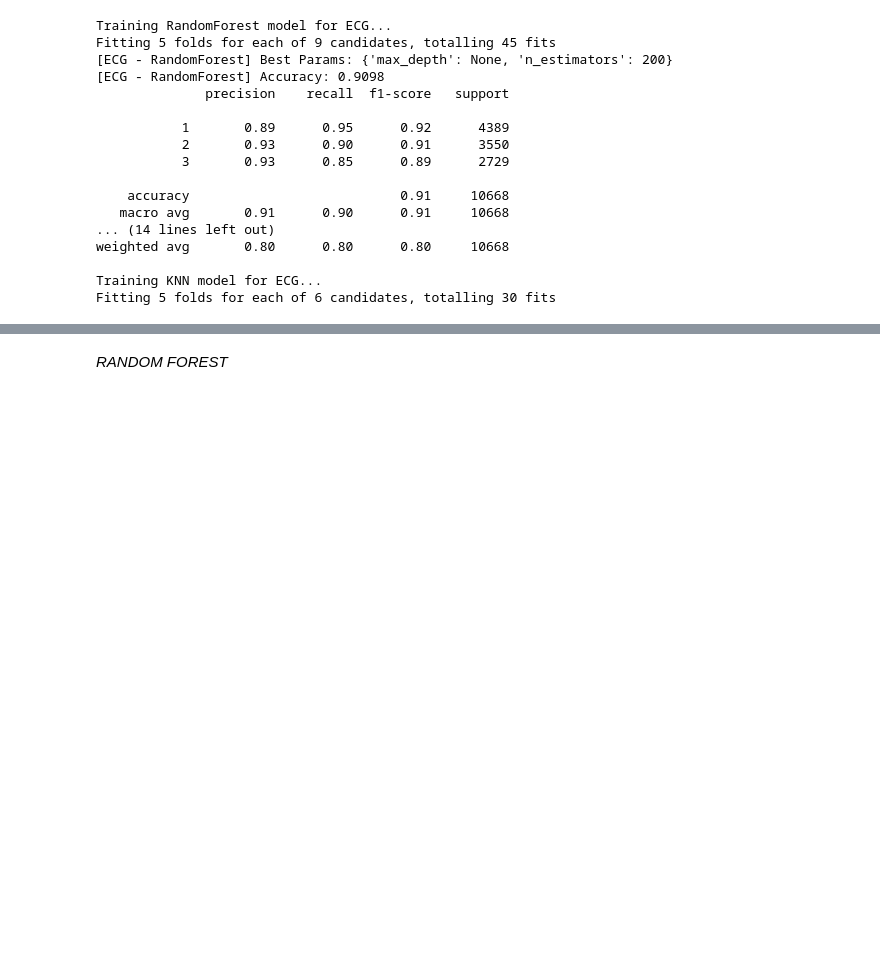
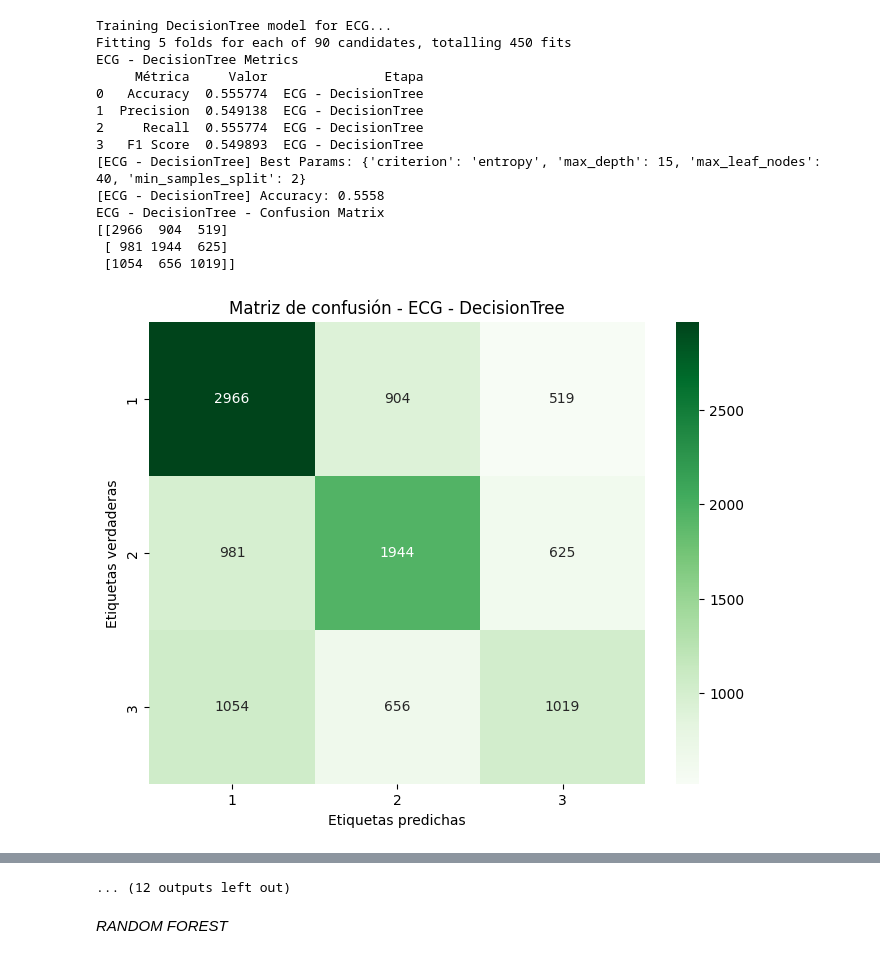
Before and after one commit to GusGus27/WESAD_tests, a Jupyter notebook: Train_Evaluate_Gus copy 2.ipynb, the cells around one changed output, grey strips where cells are left out. Saved outputs shown, nothing was run; the diff lists cells and outputs as text; code cells hidden in the pictures; blank space fills up the shorter version.

```diff
--- a/Train_Evaluate_Gus copy 2.ipynb
+++ b/Train_Evaluate_Gus copy 2.ipynb
@@ -112,4 +83,38 @@ results = {}
+# %%
+models = {
+    "DecisionTree": (
+        DecisionTreeClassifier(class_weight='balanced'),
+        {"max_depth": [5, 10, 15],
+        "min_samples_split": [2, 5, 10],
+        "max_leaf_nodes": [10, 15, 20, 30, 40],
+        "criterion": ["gini", "entropy"]}
+    ),
+    "RandomForest": (
+    RandomForestClassifier(class_weight='balanced', random_state=random),
+    {"n_estimators": [100, 200, 300],
+     "max_depth": [None, 10, 20],
+     "min_samples_split": [2, 5, 10]}
+    ),
+    "AdaBoost": (
+        AdaBoostClassifier(),
+        {"n_estimators": [50, 100, 200, 300],
+        "learning_rate": [0.01, 0.1, 0.5, 1],
+        "estimator": [DecisionTreeClassifier(max_depth=1),
+                            DecisionTreeClassifier(max_depth=3)]}
+    ),
+    "LDA": (
+        LinearDiscriminantAnalysis(),
+        {"solver": ["svd"]}
+    ),
+    "KNN": (
+        KNeighborsClassifier(),
+        {"n_neighbors": [3, 5, 7, 9], "weights": ["uniform", "distance"]}
+    )
+}
+
+results = {}
 # %%
-file = r'C:\Users\IA Lab\gusgus\WESAD_tests\features_30_075\features.csv'
+file = r'features_30_075\features.csv'
 
 df = load_data(file)
+df = df.fillna(0)
@@ -116,45 +141,43 @@ df = load_data(file)
 # %%
 # Entrenamiento por cada tipo de señal
 for signal, features in tqdm(SIGNAL_CATEGORIES.items(), desc="Training by signal"):
     if all(f in df.columns for f in features):  # Verificar que todas las columnas existen
         X = df[features]
         y = df['label']
         subjects = df['subject']  # Se agrega el identificador de sujetos para LOSO
 
         for model_name, (model, param_grid) in models.items():
             print(f'Training {model_name} model for {signal}...')
-            acc = train_and_evaluate(X, y, model, param_grid, model_name, signal)
-            results[(signal, model_name)] = acc
+            metrics = train_and_evaluate(X, y, model, param_grid, model_name, signal)
+            results[(signal, model_name)] = metrics
 
 # Entrenamiento con todas las señales combinadas
 X_all = df.drop(columns=['label', 'subject'])  # También se excluye 'subject'
 y_all = df['label']
 subjects_all = df['subject']
 
 for model_name, (model, param_grid) in tqdm(models.items(), desc="Training with ALL signals"):
     print(f'Training {model_name} model for ALL signals using LOSO...')
-    acc = train_and_evaluate_loso(X_all, y_all, subjects_all, model, param_grid, model_name, "ALL")
+    acc = train_and_evaluate(X, y, model, param_grid, model_name, "ALL")
     results[("ALL", model_name)] = acc
 
 # Mostrar resultados finales
 print("\nFinal Comparison:")
 for (signal, model_name), acc in results.items():
     print(f'{signal} - {model_name}: {acc:.4f}')
 # %% [output]
-Training RandomForest model for ECG...
-Fitting 5 folds for each of 9 candidates, totalling 45 fits
-[ECG - RandomForest] Best Params: {'max_depth': None, 'n_estimators': 200}
-[ECG - RandomForest] Accuracy: 0.9098
-              precision    recall  f1-score   support
-
-           1       0.89      0.95      0.92      4389
-           2       0.93      0.90      0.91      3550
-           3       0.93      0.85      0.89      2729
-
-    accuracy                           0.91     10668
-   macro avg       0.91      0.90      0.91     10668
-... (14 lines left out)
-weighted avg       0.80      0.80      0.80     10668
-
-Training KNN model for ECG...
-Fitting 5 folds for each of 6 candidates, totalling 30 fits
+Training DecisionTree model for ECG...
+Fitting 5 folds for each of 90 candidates, totalling 450 fits
+ECG - DecisionTree Metrics
+     Métrica     Valor               Etapa
+0   Accuracy  0.555774  ECG - DecisionTree
+1  Precision  0.549138  ECG - DecisionTree
+2     Recall  0.555774  ECG - DecisionTree
+3   F1 Score  0.549893  ECG - DecisionTree
+[ECG - DecisionTree] Best Params: {'criterion': 'entropy', 'max_depth': 15, 'max_leaf_nodes': 40, 'min_samples_split': 2}
+[ECG - DecisionTree] Accuracy: 0.5558
+ECG - DecisionTree - Confusion Matrix
+[[2966  904  519]
+ [ 981 1944  625]
+ [1054  656 1019]]
+[figure, added]
@@ -179,3 +274,4 @@ You can try to debug the error by setting error_score='raise'.
+... (12 outputs left out)
 # %% [markdown]
 *RANDOM FOREST*
 # %%
```
Also changed, not shown: parts of 5 cells of this notebook.
